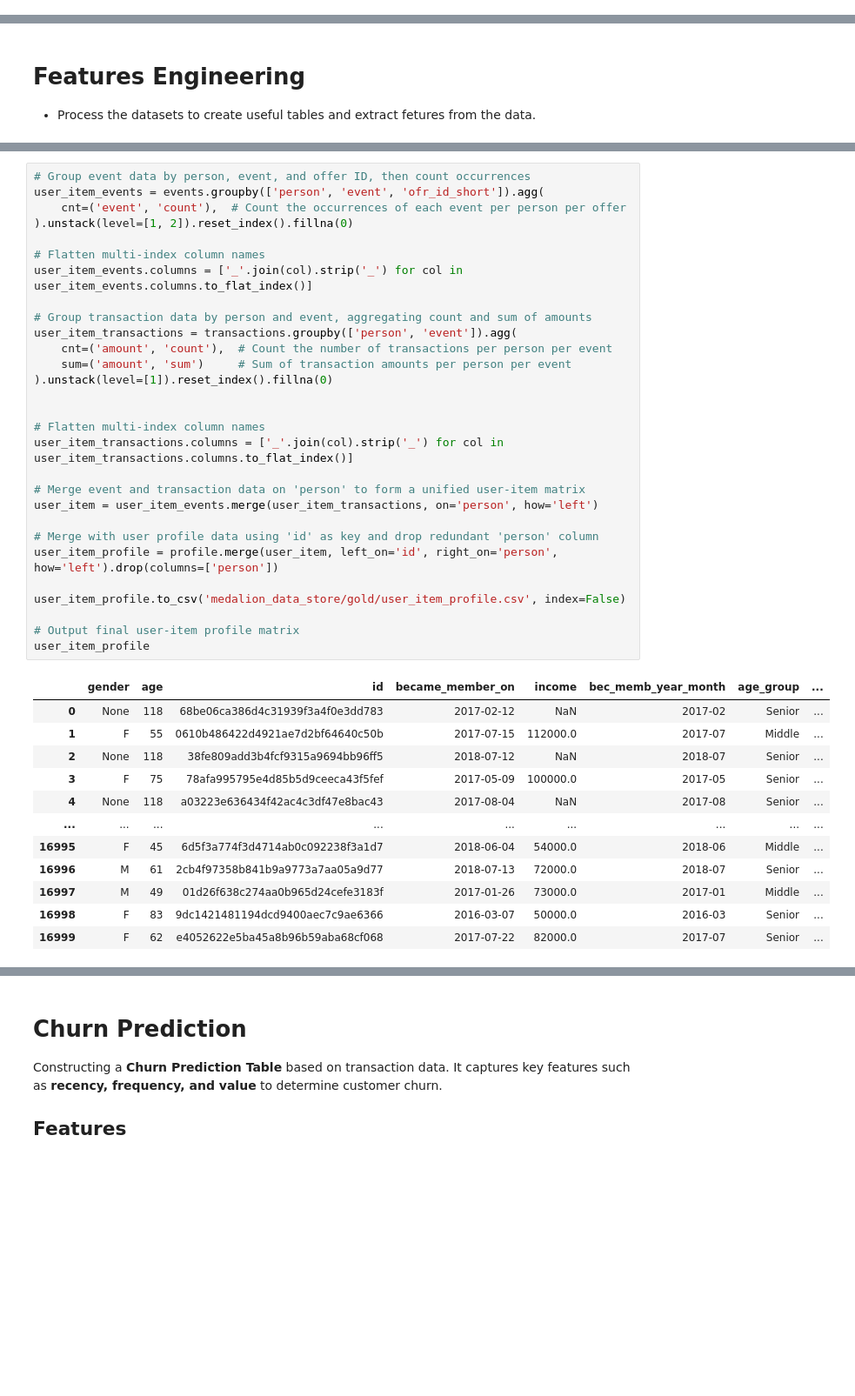
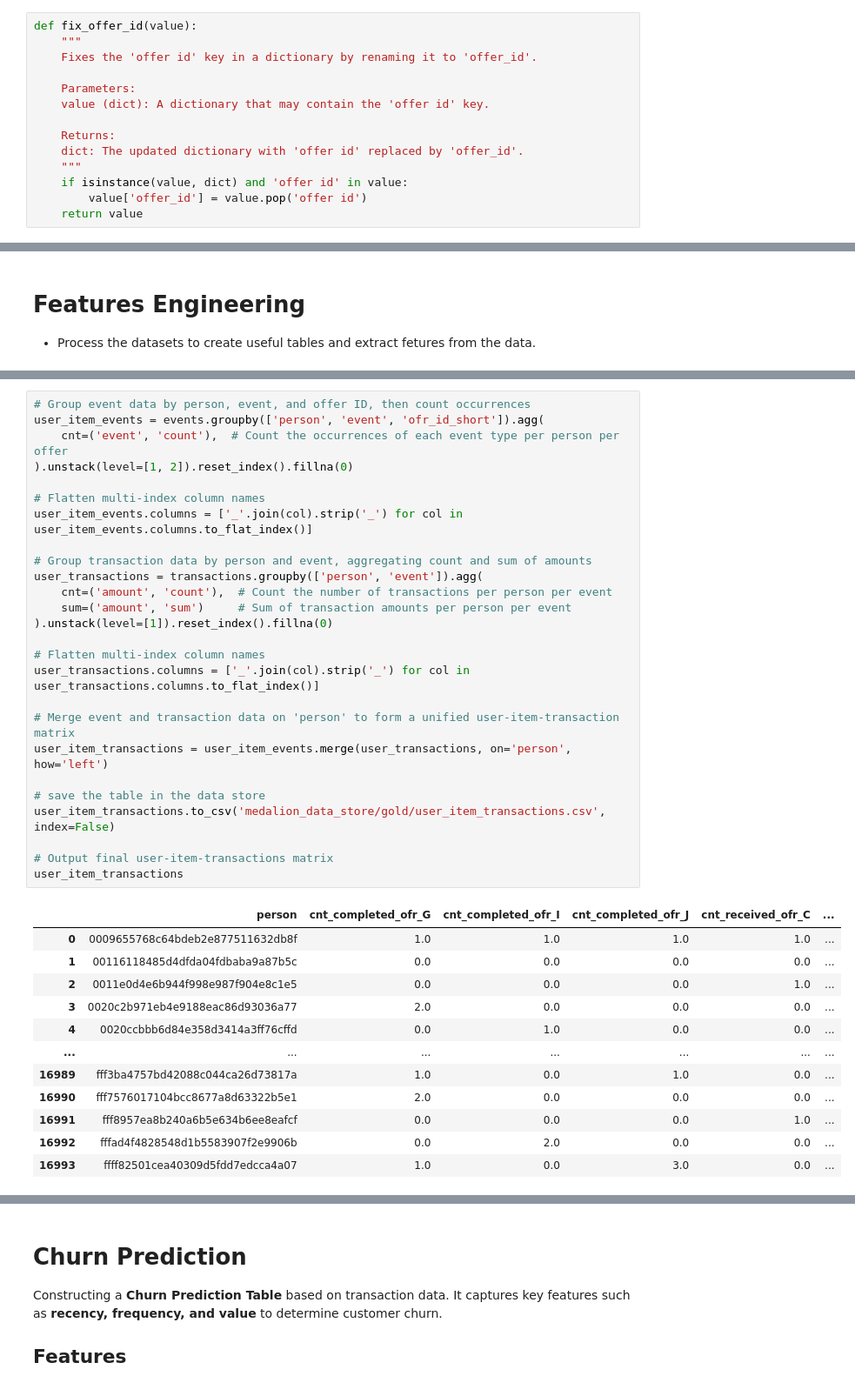
Before and after one commit to Niltonjuniorphd/Starbucks_project, a Jupyter notebook: Starbucks_Capstone_notebook_personal.ipynb, the cells around one changed output, grey strips where cells are left out. Shown: that part at 87% size. Drawn from its saved outputs; the diff is of its cells as text; blank space fills up the shorter version.

Commit message:
finishing tables in data table store

```diff
--- a/Starbucks_Capstone_notebook_personal.ipynb
+++ b/Starbucks_Capstone_notebook_personal.ipynb
@@ -379,3 +365,17 @@ profile.head()
+# %%
+def fix_offer_id(value):
+    """
+    Fixes the 'offer id' key in a dictionary by renaming it to 'offer_id'.
+
+    Parameters:
+    value (dict): A dictionary that may contain the 'offer id' key.
+
+    Returns:
+    dict: The updated dictionary with 'offer id' replaced by 'offer_id'.
+    """
+    if isinstance(value, dict) and 'offer id' in value:
+        value['offer_id'] = value.pop('offer id')
+    return value
 # %%
 # copy the raw data into a new dataframe
 transcript = transcript_raw.copy(deep=True)
@@ -552,42 +681,39 @@ This structured matrix serves as a foundation for machine learning models, enabl
 # %%
 # Group event data by person, event, and offer ID, then count occurrences
 user_item_events = events.groupby(['person', 'event', 'ofr_id_short']).agg(
-    cnt=('event', 'count'),  # Count the occurrences of each event per person per offer
+    cnt=('event', 'count'),  # Count the occurrences of each event type per person per offer
 ).unstack(level=[1, 2]).reset_index().fillna(0)
 
 # Flatten multi-index column names
 user_item_events.columns = ['_'.join(col).strip('_') for col in user_item_events.columns.to_flat_index()]
 
 # Group transaction data by person and event, aggregating count and sum of amounts
-user_item_transactions = transactions.groupby(['person', 'event']).agg(
+user_transactions = transactions.groupby(['person', 'event']).agg(
     cnt=('amount', 'count'),  # Count the number of transactions per person per event
     sum=('amount', 'sum')     # Sum of transaction amounts per person per event
 ).unstack(level=[1]).reset_index().fillna(0)
 
+# Flatten multi-index column names
+user_transactions.columns = ['_'.join(col).strip('_') for col in user_transactions.columns.to_flat_index()]
 
-# Flatten multi-index column names
-user_item_transactions.columns = ['_'.join(col).strip('_') for col in user_item_transactions.columns.to_flat_index()]
+# Merge event and transaction data on 'person' to form a unified user-item-transaction matrix
+user_item_transactions = user_item_events.merge(user_transactions, on='person', how='left')
 
-# Merge event and transaction data on 'person' to form a unified user-item matrix
-user_item = user_item_events.merge(user_item_transactions, on='person', how='left')
+# save the table in the data store
+user_item_transactions.to_csv('medalion_data_store/gold/user_item_transactions.csv', index=False)
 
-# Merge with user profile data using 'id' as key and drop redundant 'person' column
-user_item_profile = profile.merge(user_item, left_on='id', right_on='person', how='left').drop(columns=['person'])
-
-user_item_profile.to_csv('medalion_data_store/gold/user_item_profile.csv', index=False)
-
-# Output final user-item profile matrix
-user_item_profile
+# Output final user-item-transactions matrix
+user_item_transactions
 # %% [output]
-|  | gender | age | id | became_member_on | income | bec_memb_year_month | age_group | ... |
-| 0 | None | 118 | 68be06ca386d4c31939f3a4f0e3dd783 | 2017-02-12 | NaN | 2017-02 | Senior | ... |
-| 1 | F | 55 | 0610b486422d4921ae7d2bf64640c50b | 2017-07-15 | 112000.0 | 2017-07 | Middle | ... |
-| 2 | None | 118 | 38fe809add3b4fcf9315a9694bb96ff5 | 2018-07-12 | NaN | 2018-07 | Senior | ... |
-| 3 | F | 75 | 78afa995795e4d85b5d9ceeca43f5fef | 2017-05-09 | 100000.0 | 2017-05 | Senior | ... |
-| 4 | None | 118 | a03223e636434f42ac4c3df47e8bac43 | 2017-08-04 | NaN | 2017-08 | Senior | ... |
-| ... | ... | ... | ... | ... | ... | ... | ... | ... |
-| 16995 | F | 45 | 6d5f3a774f3d4714ab0c092238f3a1d7 | 2018-06-04 | 54000.0 | 2018-06 | Middle | ... |
-| 16996 | M | 61 | 2cb4f97358b841b9a9773a7aa05a9d77 | 2018-07-13 | 72000.0 | 2018-07 | Senior | ... |
-| 16997 | M | 49 | 01d26f638c274aa0b965d24cefe3183f | 2017-01-26 | 73000.0 | 2017-01 | Middle | ... |
-| 16998 | F | 83 | 9dc1421481194dcd9400aec7c9ae6366 | 2016-03-07 | 50000.0 | 2016-03 | Senior | ... |
-| 16999 | F | 62 | e4052622e5ba45a8b96b59aba68cf068 | 2017-07-22 | 82000.0 | 2017-07 | Senior | ... |
+|  | person | cnt_completed_ofr_G | cnt_completed_ofr_I | cnt_completed_ofr_J | cnt_received_ofr_C | ... |
+| 0 | 0009655768c64bdeb2e877511632db8f | 1.0 | 1.0 | 1.0 | 1.0 | ... |
+| 1 | 00116118485d4dfda04fdbaba9a87b5c | 0.0 | 0.0 | 0.0 | 0.0 | ... |
+| 2 | 0011e0d4e6b944f998e987f904e8c1e5 | 0.0 | 0.0 | 0.0 | 1.0 | ... |
+| 3 | 0020c2b971eb4e9188eac86d93036a77 | 2.0 | 0.0 | 0.0 | 0.0 | ... |
+| 4 | 0020ccbbb6d84e358d3414a3ff76cffd | 0.0 | 1.0 | 0.0 | 0.0 | ... |
+| ... | ... | ... | ... | ... | ... | ... |
+| 16989 | fff3ba4757bd42088c044ca26d73817a | 1.0 | 0.0 | 1.0 | 0.0 | ... |
+| 16990 | fff7576017104bcc8677a8d63322b5e1 | 2.0 | 0.0 | 0.0 | 0.0 | ... |
+| 16991 | fff8957ea8b240a6b5e634b6ee8eafcf | 0.0 | 0.0 | 0.0 | 1.0 | ... |
+| 16992 | fffad4f4828548d1b5583907f2e9906b | 0.0 | 2.0 | 0.0 | 0.0 | ... |
+| 16993 | ffff82501cea40309d5fdd7edcca4a07 | 1.0 | 0.0 | 3.0 | 0.0 | ... |
```
Also changed, not shown: parts of 52 cells of this notebook, 17 other files.
